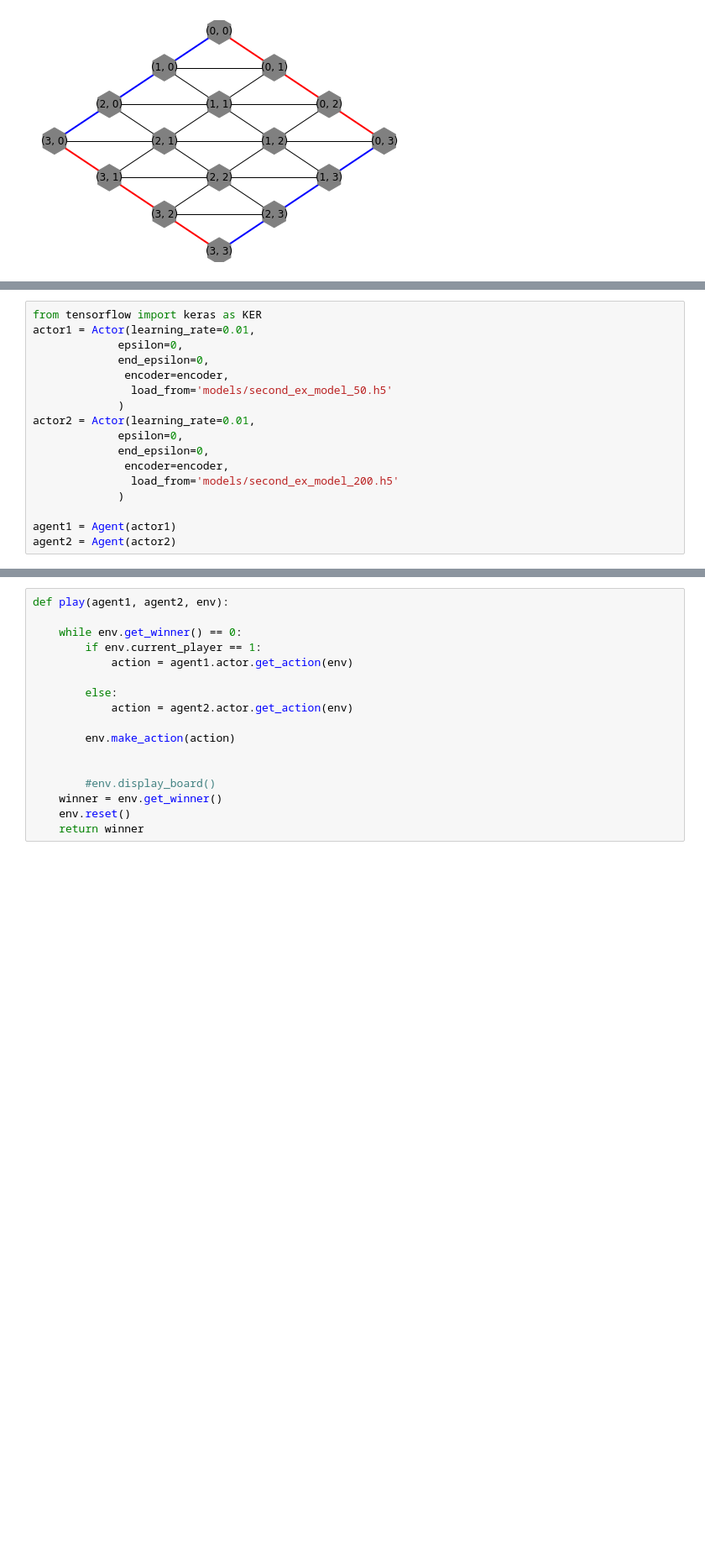
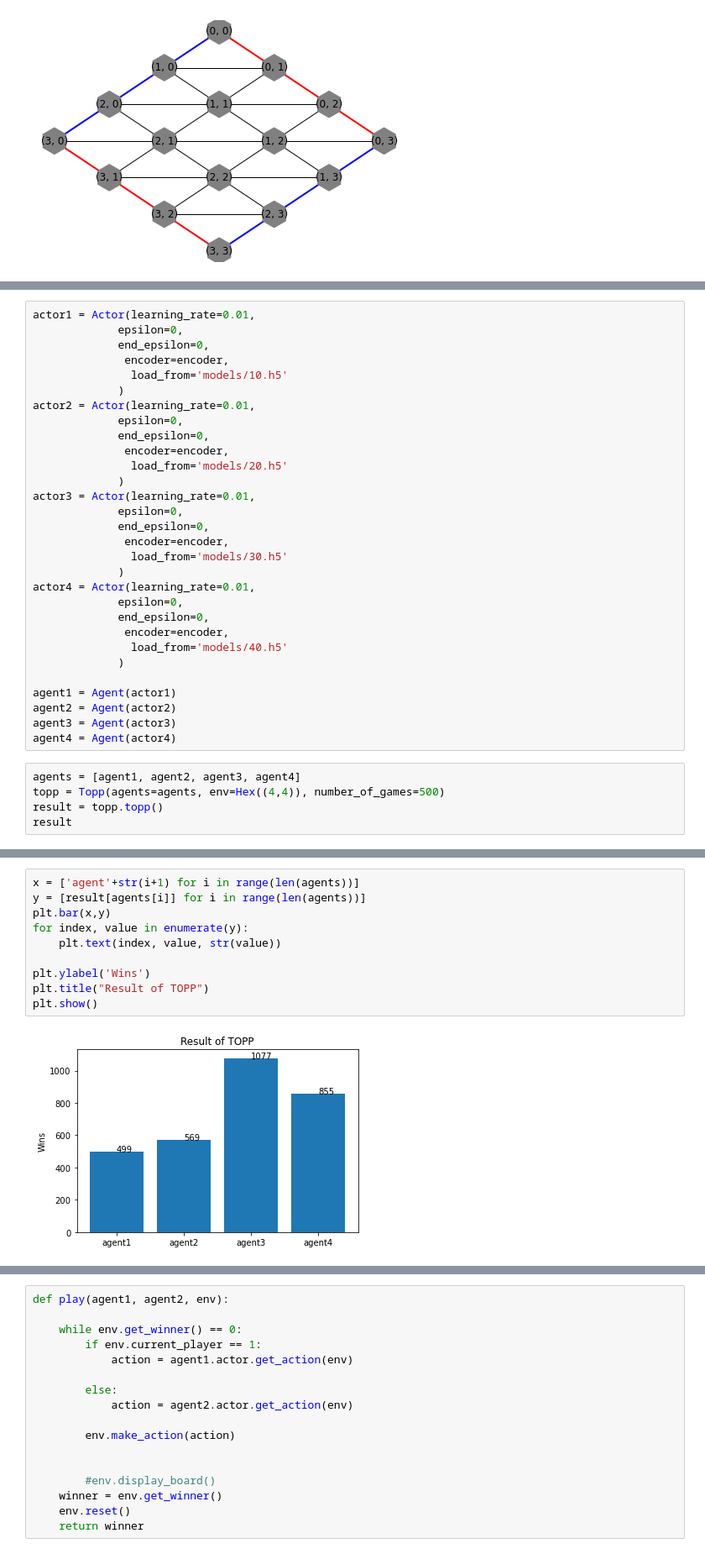
Before and after one commit to AndersBjelland/IT3105_Project2, a Jupyter notebook: Demo.ipynb, the cells around one changed output, grey strips where cells are left out. Shown: that part at 84% size. Drawn from its saved outputs; the diff is of its cells as text; blank space fills up the shorter version.

```diff
--- a/Demo.ipynb
+++ b/Demo.ipynb
@@ -54,17 +300,35 @@ agent.train_agent(hex, n_episodes=6, n_simulations=100, epochs=10, M=2)
 # %%
-from tensorflow import keras as KER
 actor1 = Actor(learning_rate=0.01,
              epsilon=0,
              end_epsilon=0,
               encoder=encoder,
-               load_from='models/second_ex_model_50.h5'
+               load_from='models/10.h5'
              )
 actor2 = Actor(learning_rate=0.01,
              epsilon=0,
              end_epsilon=0,
               encoder=encoder,
-               load_from='models/second_ex_model_200.h5'
+               load_from='models/20.h5'
+             )
+actor3 = Actor(learning_rate=0.01,
+             epsilon=0,
+             end_epsilon=0,
+              encoder=encoder,
+               load_from='models/30.h5'
+             )
+actor4 = Actor(learning_rate=0.01,
+             epsilon=0,
+             end_epsilon=0,
+              encoder=encoder,
+               load_from='models/40.h5'
              )
 
 agent1 = Agent(actor1)
 agent2 = Agent(actor2)
+agent3 = Agent(actor3)
+agent4 = Agent(actor4)
+# %%
+agents = [agent1, agent2, agent3, agent4]
+topp = Topp(agents=agents, env=Hex((4,4)), number_of_games=500)
+result = topp.topp()
+result
@@ -70,0 +342,12 @@ agent2 = Agent(actor2)
+# %%
+x = ['agent'+str(i+1) for i in range(len(agents))]
+y = [result[agents[i]] for i in range(len(agents))]
+plt.bar(x,y)
+for index, value in enumerate(y):
+    plt.text(index, value, str(value))
+
+plt.ylabel('Wins')
+plt.title("Result of TOPP")
+plt.show()
+# %% [output]
+[figure, added]
```
Also changed, not shown: parts of 18 cells of this notebook, 5 other files.
